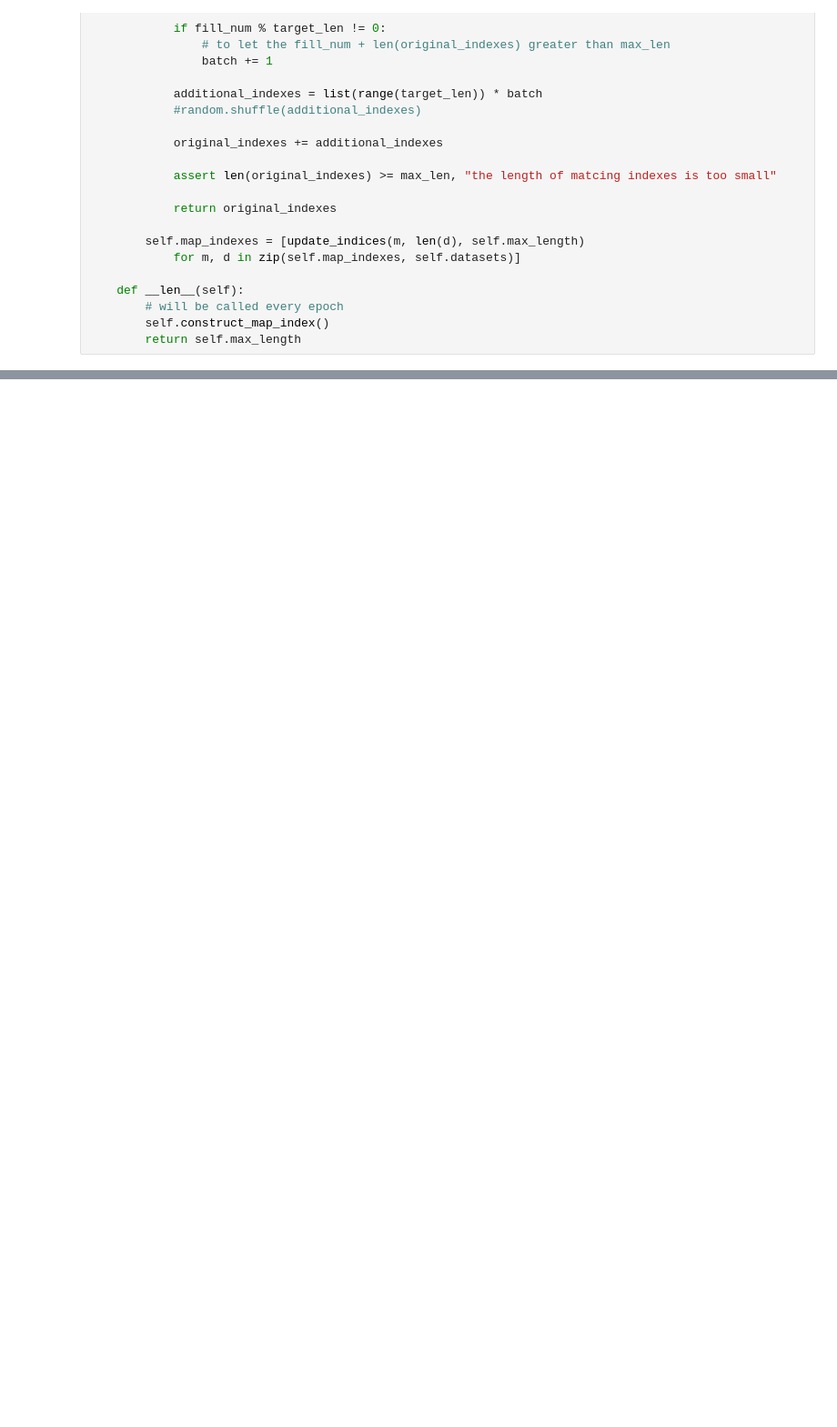
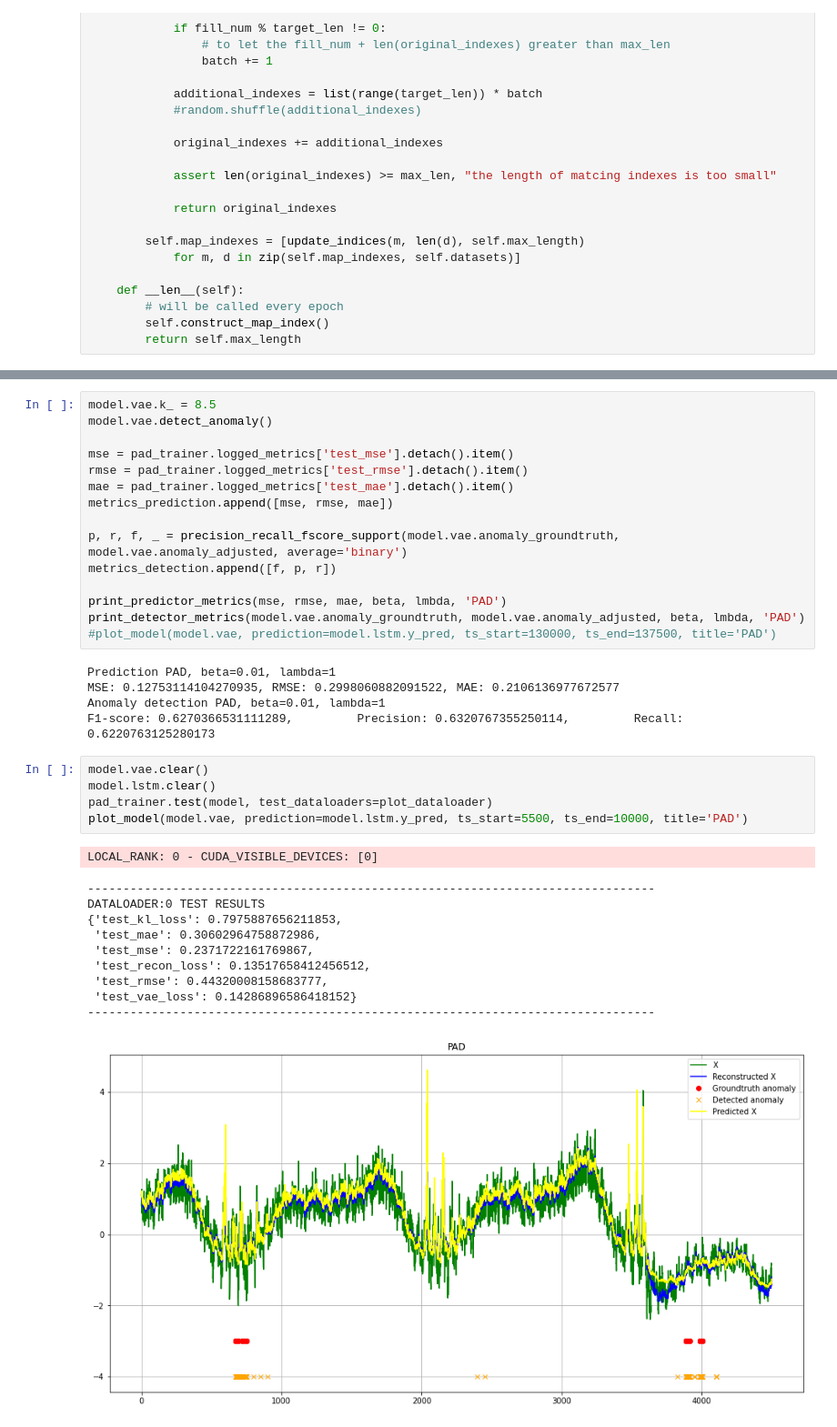
Before and after one commit to zloelias/hse-project-vae-lstm, a Jupyter notebook: vae.ipynb, the cells around one changed output, grey strips where cells are left out. Shown at 91% size. Drawn from its saved outputs; the diff is of its cells as text; blank space fills up the shorter version.

```diff
--- a/vae.ipynb
+++ b/vae.ipynb
@@ -828,0 +684,37 @@ plot_model(model.vae, ts_start=0, ts_end=10000)
+# %%
+model.vae.k_ = 8.5
+model.vae.detect_anomaly()
+
+mse = pad_trainer.logged_metrics['test_mse'].detach().item()
+rmse = pad_trainer.logged_metrics['test_rmse'].detach().item()
+mae = pad_trainer.logged_metrics['test_mae'].detach().item()
+metrics_prediction.append([mse, rmse, mae])
+
+p, r, f, _ = precision_recall_fscore_support(model.vae.anomaly_groundtruth, model.vae.anomaly_adjusted, average='binary')
+metrics_detection.append([f, p, r])
+
+print_predictor_metrics(mse, rmse, mae, beta, lmbda, 'PAD')
+print_detector_metrics(model.vae.anomaly_groundtruth, model.vae.anomaly_adjusted, beta, lmbda, 'PAD')
+#plot_model(model.vae, prediction=model.lstm.y_pred, ts_start=130000, ts_end=137500, title='PAD')
+# %% [output]
+Prediction PAD, beta=0.01, lambda=1
+MSE: 0.12753114104270935, RMSE: 0.2998060882091522, MAE: 0.2106136977672577
+Anomaly detection PAD, beta=0.01, lambda=1
+F1-score: 0.6270366531111289,         Precision: 0.6320767355250114,         Recall: 0.6220763125280173
+# %%
+model.vae.clear()
+model.lstm.clear()
+pad_trainer.test(model, test_dataloaders=plot_dataloader)
+plot_model(model.vae, prediction=model.lstm.y_pred, ts_start=5500, ts_end=10000, title='PAD')
+# %% [output]
+LOCAL_RANK: 0 - CUDA_VISIBLE_DEVICES: [0]
+--------------------------------------------------------------------------------
+DATALOADER:0 TEST RESULTS
+{'test_kl_loss': 0.7975887656211853,
+ 'test_mae': 0.30602964758872986,
+ 'test_mse': 0.2371722161769867,
+ 'test_recon_loss': 0.13517658412456512,
+ 'test_rmse': 0.44320008158683777,
+ 'test_vae_loss': 0.14286896586418152}
+--------------------------------------------------------------------------------
+[figure, added]
```
Also changed, not shown: parts of 47 cells of this notebook.
